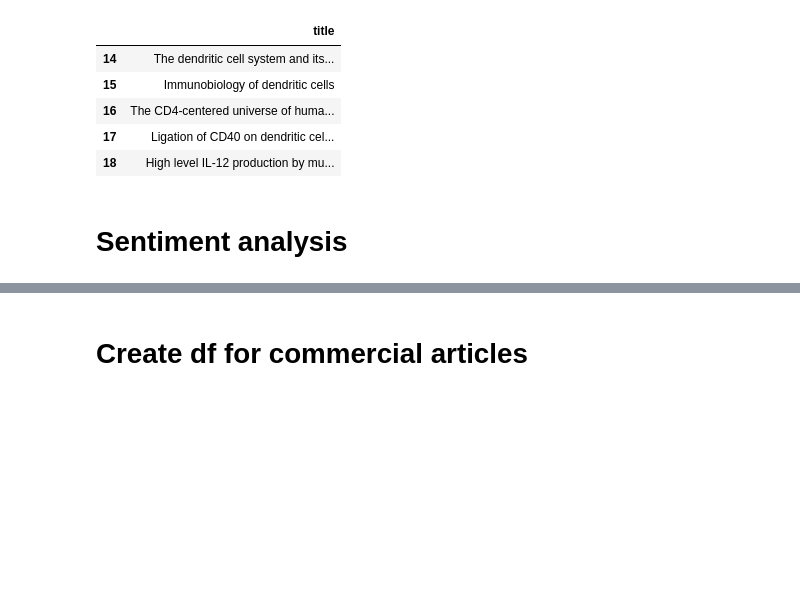
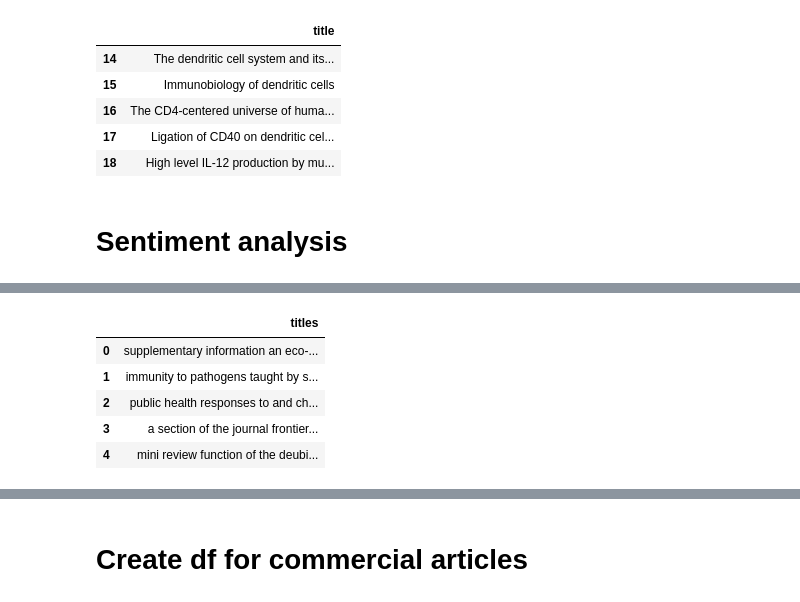
Before and after one commit to illumi91/covid_19, a Jupyter notebook: COVID-19.ipynb, the cells around one changed output, grey strips where cells are left out. Cells and saved outputs as stored; diff of their text form; code cells hidden in the pictures; blank space fills up the shorter version.

```diff
--- a/COVID-19.ipynb
+++ b/COVID-19.ipynb
@@ -295,4 +335,14 @@ nltk.download('vader_lexicon')
 # %%
 sid = SentimentIntensityAnalyzer()
+# %%
+df_for_series = pd.DataFrame(documents, columns=['titles'])
+df_for_series.head()
+# %% [output]
+|  | titles |
+| 0 | supplementary information an eco-... |
+| 1 | immunity to pathogens taught by s... |
+| 2 | public health responses to and ch... |
+| 3 | a section of the journal frontier... |
+| 4 | mini review function of the deubi... |
 # %%
 compound_list = []
```
Also changed, not shown: parts of 90 cells of this notebook, 45 other files.
